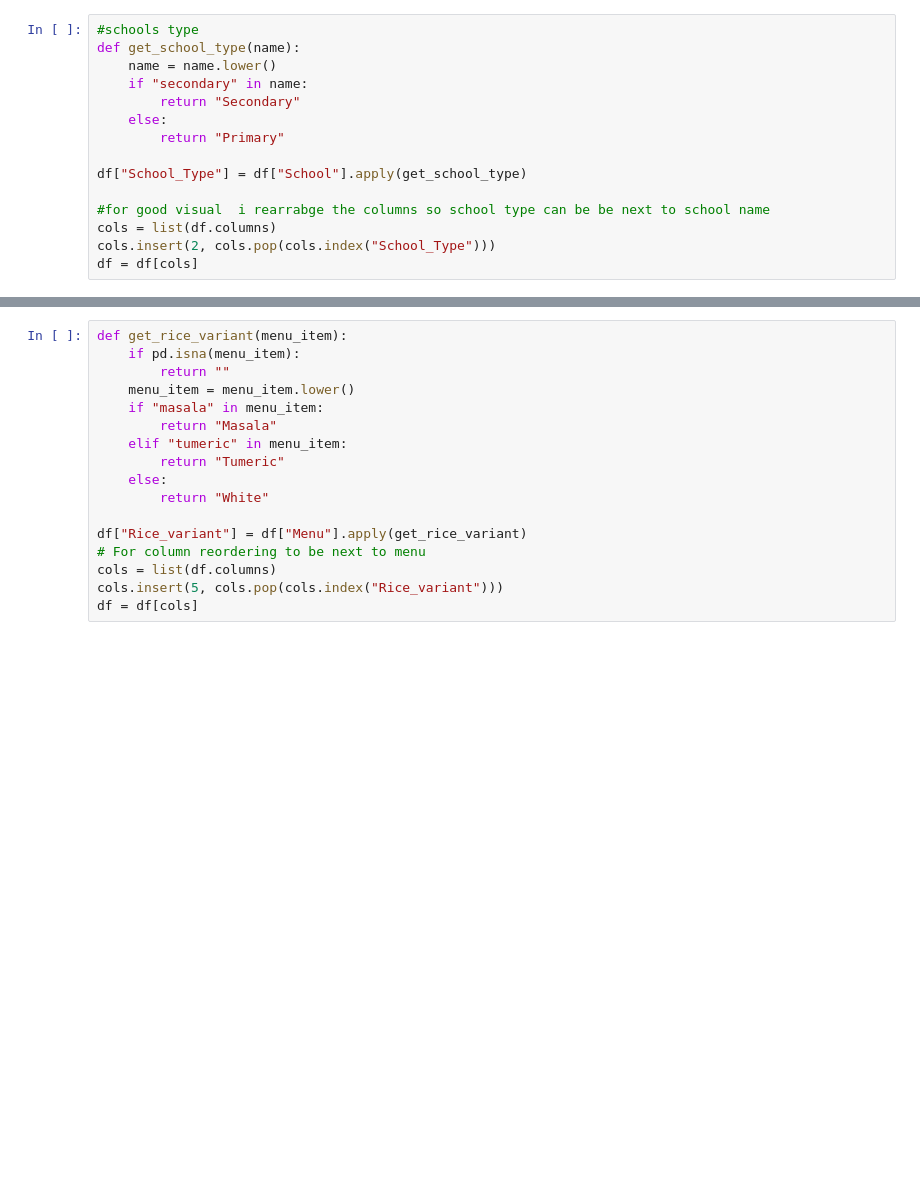
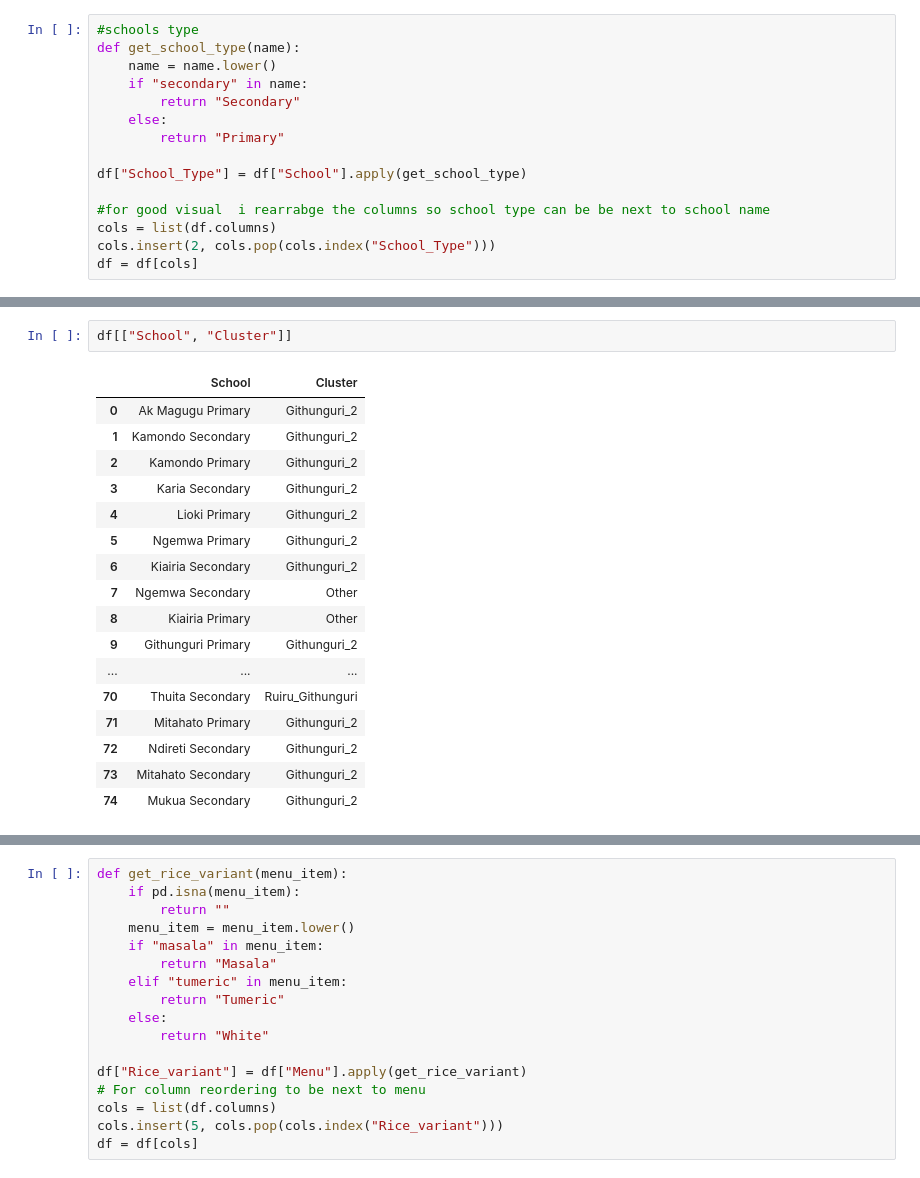
Before and after one commit to samy-migwi/Githunguri-kitchen-f4e-dashboard, a Jupyter notebook: data/notebook/wrangle.ipynb, the cells around one changed output, grey strips where cells are left out. Drawn from its saved outputs; the diff is of its cells as text; blank space fills up the shorter version.

Commit message:
added cluster in data

```diff
--- a/data/notebook/wrangle.ipynb
+++ b/data/notebook/wrangle.ipynb
@@ -144,0 +241,20 @@ df.head(30)
+# %%
+df[["School", "Cluster"]]
+# %% [output]
+|  | School | Cluster |
+| 0 | Ak Magugu Primary | Githunguri_2 |
+| 1 | Kamondo Secondary | Githunguri_2 |
+| 2 | Kamondo Primary | Githunguri_2 |
+| 3 | Karia Secondary | Githunguri_2 |
+| 4 | Lioki Primary | Githunguri_2 |
+| 5 | Ngemwa Primary | Githunguri_2 |
+| 6 | Kiairia Secondary | Githunguri_2 |
+| 7 | Ngemwa Secondary | Other |
+| 8 | Kiairia Primary | Other |
+| 9 | Githunguri Primary | Githunguri_2 |
+| ... | ... | ... |
+| 70 | Thuita Secondary | Ruiru_Githunguri |
+| 71 | Mitahato Primary | Githunguri_2 |
+| 72 | Ndireti Secondary | Githunguri_2 |
+| 73 | Mitahato Secondary | Githunguri_2 |
+| 74 | Mukua Secondary | Githunguri_2 |
```
Also changed, not shown: parts of 20 cells of this notebook, 8 other files.
